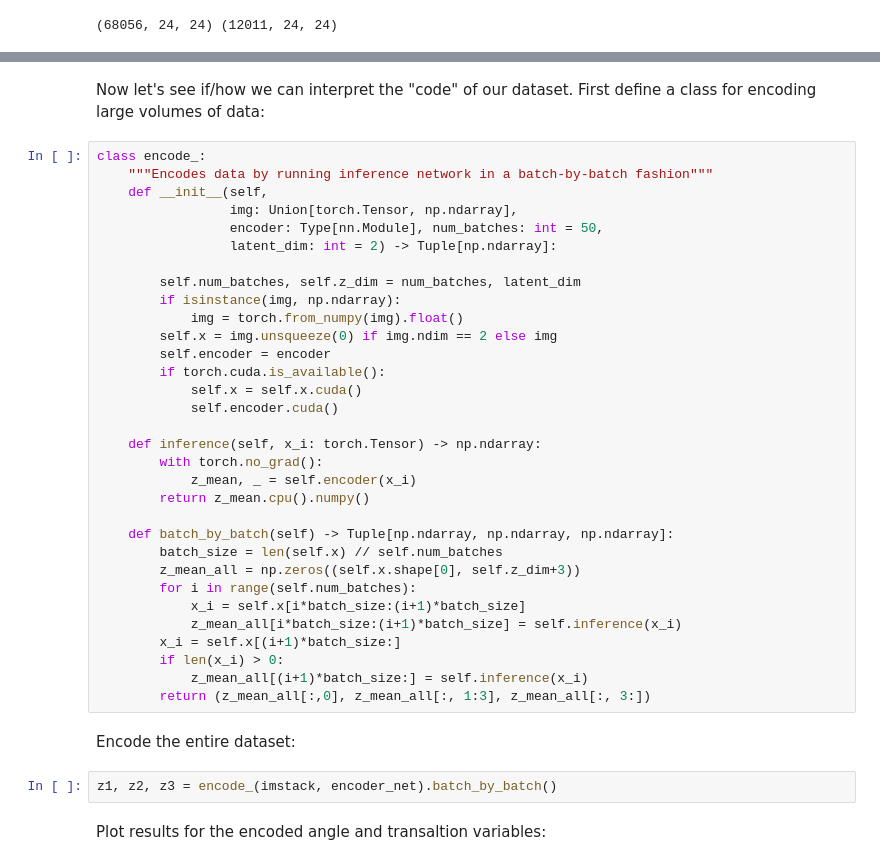
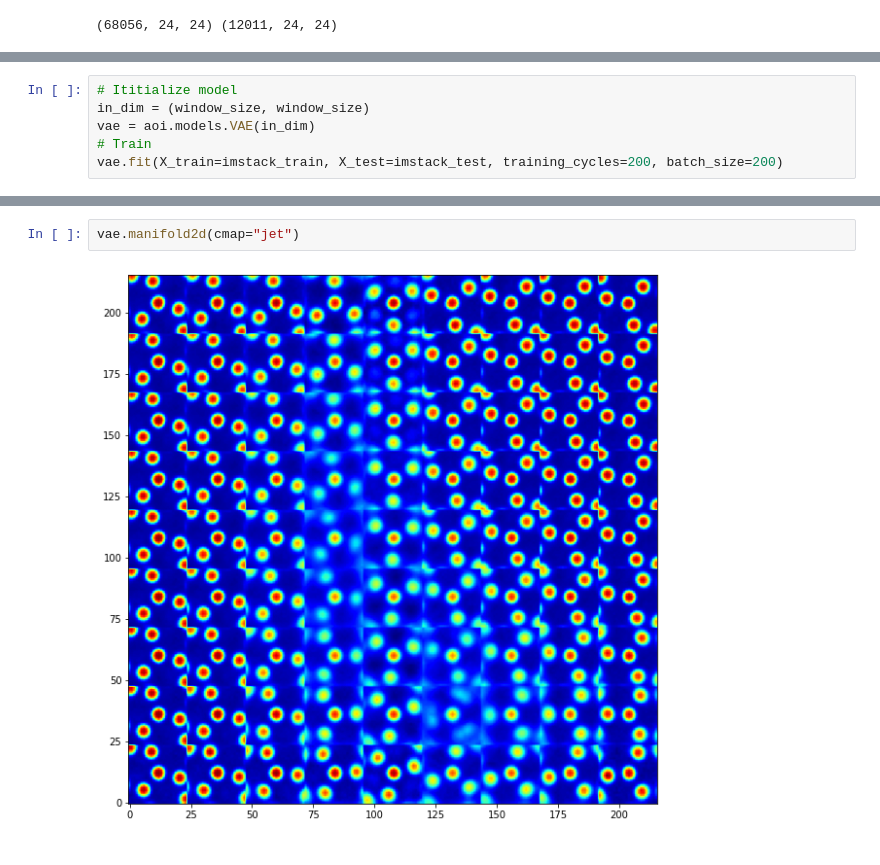
Before and after one commit to ziatdinovmax/Notebooks-for-papers, a Jupyter notebook: rVAE_chemtransform_v2c.ipynb, the cells around one changed output, grey strips where cells are left out. Saved outputs shown, nothing was run; the diff lists cells and outputs as text.

```diff
--- a/rVAE_chemtransform_v2c.ipynb
+++ b/rVAE_chemtransform_v2c.ipynb
@@ -401,0 +118,6 @@ if load_saved_model:
+# %%
+# Ititialize model
+in_dim = (window_size, window_size)
+vae = aoi.models.VAE(in_dim)
+# Train
+vae.fit(X_train=imstack_train, X_test=imstack_test, training_cycles=200, batch_size=200)
@@ -445,40 +144,4 @@ plt.show()
-# %% [markdown]
-Now let's see if/how we can interpret the "code" of our dataset. First define a class for encoding large volumes of data:
-# %%
-class encode_:
-    """Encodes data by running inference network in a batch-by-batch fashion"""
-    def __init__(self,
-                 img: Union[torch.Tensor, np.ndarray],
-                 encoder: Type[nn.Module], num_batches: int = 50,
-                 latent_dim: int = 2) -> Tuple[np.ndarray]:
-
-        self.num_batches, self.z_dim = num_batches, latent_dim
-        if isinstance(img, np.ndarray):
-            img = torch.from_numpy(img).float()
-        self.x = img.unsqueeze(0) if img.ndim == 2 else img
-        self.encoder = encoder
-        if torch.cuda.is_available():
-            self.x = self.x.cuda()
-            self.encoder.cuda()
-
-    def inference(self, x_i: torch.Tensor) -> np.ndarray:
-        with torch.no_grad():
-            z_mean, _ = self.encoder(x_i)
-        return z_mean.cpu().numpy()
-
-    def batch_by_batch(self) -> Tuple[np.ndarray, np.ndarray, np.ndarray]:
-        batch_size = len(self.x) // self.num_batches
-        z_mean_all = np.zeros((self.x.shape[0], self.z_dim+3))
-        for i in range(self.num_batches):
-            x_i = self.x[i*batch_size:(i+1)*batch_size]
-            z_mean_all[i*batch_size:(i+1)*batch_size] = self.inference(x_i)
-        x_i = self.x[(i+1)*batch_size:]
-        if len(x_i) > 0:
-            z_mean_all[(i+1)*batch_size:] = self.inference(x_i)
-        return (z_mean_all[:,0], z_mean_all[:, 1:3], z_mean_all[:, 3:])
-# %% [markdown]
-Encode the entire dataset:
-# %%
-z1, z2, z3 = encode_(imstack, encoder_net).batch_by_batch()
-# %% [markdown]
-Plot results for the encoded angle and transaltion variables:
+# %%
+vae.manifold2d(cmap="jet")
+# %% [output]
+[figure, added]
```
Also changed, not shown: parts of 44 cells of this notebook.
